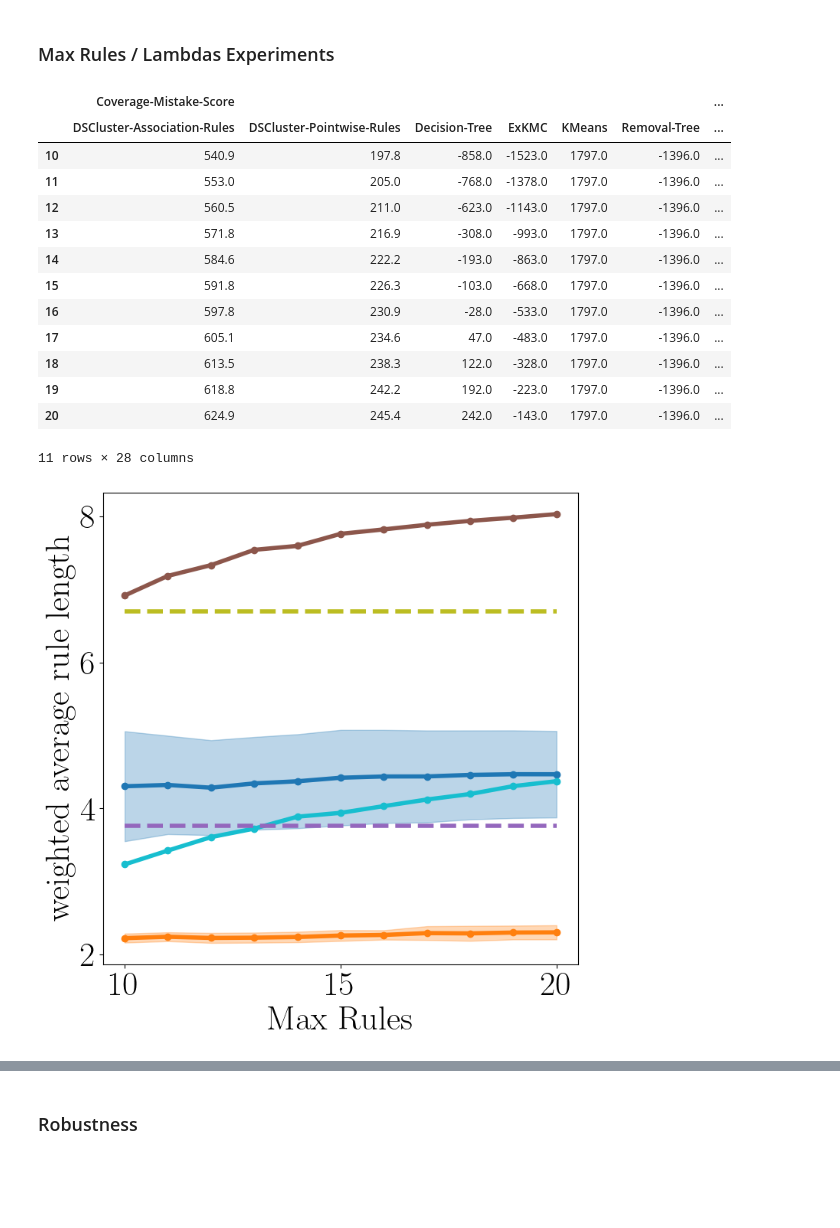
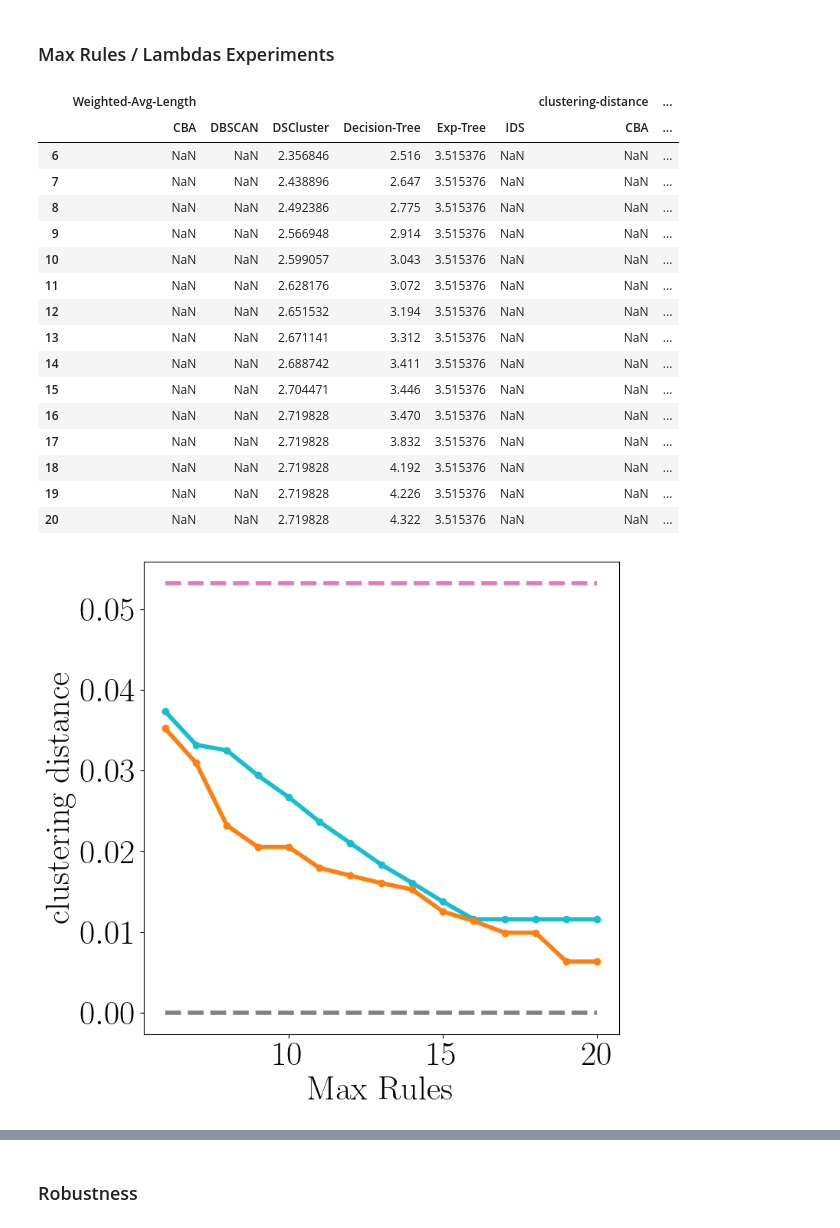
Before and after one commit to kevinqnb/interpretable-clustering, a Jupyter notebook: examples/experiments.ipynb, the cells around one changed output, grey strips where cells are left out. Saved outputs shown, nothing was run; the diff lists cells and outputs as text; code cells hidden in the pictures; blank space fills up the shorter version.

Commit message:
synthetic experiments

```diff
--- a/examples/experiments.ipynb
+++ b/examples/experiments.ipynb
@@ -43,15 +40,16 @@ cmap = ListedColormap(sns.color_palette("tab20", 20))
 color_dict = {
     'KMeans' : 'grey',
     'DBSCAN' : 'grey',
-    'Decision-Tree': cmap(18),
+    'Decision-Tree': cmap(2),
     'Removal-Tree': cmap(16),
     'Exp-Tree': cmap(12),
     'ExKMC': cmap(10),
     'Shallow-Tree': cmap(8),
     'CBA': cmap(6),
     'IDS': cmap(4),
-    'DSCluster-Association-Rules': cmap(2),
-    'DSCluster-Pointwise-Rules': cmap(0)
+    'DSCluster' : cmap(0),
+    #'DSCluster-Association-Rules': cmap(2),
+    #'DSCluster-Pointwise-Rules': cmap(0)
 }
 
 linestyle_dict = {
@@ -64,8 +62,9 @@ linestyle_dict = {
     'Shallow-Tree': 'dashed',
     'CBA': 'dashed',
     'IDS': 'dashed',
-    'DSCluster-Association-Rules': 'solid',
-    'DSCluster-Pointwise-Rules': 'solid'
+    'DSCluster' : 'solid',
+    #'DSCluster-Association-Rules': 'solid',
+    #'DSCluster-Pointwise-Rules': 'solid'
 }
 # %%
 cmap
@@ -79,13 +78,13 @@ are therefore plotted as a part of the `interpretable_measurements.py` and `expl
 files.
 # %%
 # Specify a dataset
-dataset = 'digits'
+dataset = 'aniso'
 
 # Specify an experiment
 experiment = 'max_rules'
 
 # Specify reference clustering
-ref = 'kmeans'
+ref = 'dbscan'
 # %% [markdown]
 ### Max Rules / Lambdas Experiments
 # %%
@@ -100,27 +99,29 @@ std_df = grouped.std().T
 # %%
 mean_df
 # %% [output]
-|  | Coverage-Mistake-Score |  |  |  |  |  | ... |
-|  | DSCluster-Association-Rules | DSCluster-Pointwise-Rules | Decision-Tree | ExKMC | KMeans | Removal-Tree | ... |
-| 10 | 540.9 | 197.8 | -858.0 | -1523.0 | 1797.0 | -1396.0 | ... |
-| 11 | 553.0 | 205.0 | -768.0 | -1378.0 | 1797.0 | -1396.0 | ... |
-| 12 | 560.5 | 211.0 | -623.0 | -1143.0 | 1797.0 | -1396.0 | ... |
-| 13 | 571.8 | 216.9 | -308.0 | -993.0 | 1797.0 | -1396.0 | ... |
-| 14 | 584.6 | 222.2 | -193.0 | -863.0 | 1797.0 | -1396.0 | ... |
-| 15 | 591.8 | 226.3 | -103.0 | -668.0 | 1797.0 | -1396.0 | ... |
-| 16 | 597.8 | 230.9 | -28.0 | -533.0 | 1797.0 | -1396.0 | ... |
-| 17 | 605.1 | 234.6 | 47.0 | -483.0 | 1797.0 | -1396.0 | ... |
-| 18 | 613.5 | 238.3 | 122.0 | -328.0 | 1797.0 | -1396.0 | ... |
-| 19 | 618.8 | 242.2 | 192.0 | -223.0 | 1797.0 | -1396.0 | ... |
-| 20 | 624.9 | 245.4 | 242.0 | -143.0 | 1797.0 | -1396.0 | ... |
+|  | Weighted-Avg-Length |  |  |  |  |  | clustering-distance | ... |
+|  | CBA | DBSCAN | DSCluster | Decision-Tree | Exp-Tree | IDS | CBA | ... |
+| 6 | NaN | NaN | 2.356846 | 2.516 | 3.515376 | NaN | NaN | ... |
+| 7 | NaN | NaN | 2.438896 | 2.647 | 3.515376 | NaN | NaN | ... |
+| 8 | NaN | NaN | 2.492386 | 2.775 | 3.515376 | NaN | NaN | ... |
+| 9 | NaN | NaN | 2.566948 | 2.914 | 3.515376 | NaN | NaN | ... |
+| 10 | NaN | NaN | 2.599057 | 3.043 | 3.515376 | NaN | NaN | ... |
+| 11 | NaN | NaN | 2.628176 | 3.072 | 3.515376 | NaN | NaN | ... |
+| 12 | NaN | NaN | 2.651532 | 3.194 | 3.515376 | NaN | NaN | ... |
+| 13 | NaN | NaN | 2.671141 | 3.312 | 3.515376 | NaN | NaN | ... |
+| 14 | NaN | NaN | 2.688742 | 3.411 | 3.515376 | NaN | NaN | ... |
+| 15 | NaN | NaN | 2.704471 | 3.446 | 3.515376 | NaN | NaN | ... |
+| 16 | NaN | NaN | 2.719828 | 3.470 | 3.515376 | NaN | NaN | ... |
+| 17 | NaN | NaN | 2.719828 | 3.832 | 3.515376 | NaN | NaN | ... |
+| 18 | NaN | NaN | 2.719828 | 4.192 | 3.515376 | NaN | NaN | ... |
+| 19 | NaN | NaN | 2.719828 | 4.226 | 3.515376 | NaN | NaN | ... |
+| 20 | NaN | NaN | 2.719828 | 4.322 | 3.515376 | NaN | NaN | ... |
-11 rows × 28 columns
 # %%
-#measurement = 'Coverage-Mistake-Score'
 #measurement = 'coverage-mistake-score'
-#measurement = 'Silhouette-Score'
 #measurement = 'silhouette-score'
 #measurement = 'Weighted-Avg-Length'
-measurement = 'weighted-average-rule-length'
+#measurement = 'weighted-average-rule-length'
+measurement = "clustering-distance"
 xaxis = True
 yaxis = True
 
@@ -147,38 +148,38 @@ for method in measurement_mean_df.columns:
     else:
         ax.plot(
             measurement_mean_df.index,
             measurement_mean_df[method],
             color = color_dict[method],
             label = method,
             linewidth = 4,
             marker='o',
             markersize = 6,
             alpha = 1
         )
         ax.fill_between(
             measurement_mean_df.index,
             measurement_mean_df[method] - measurement_std_df[method],
             measurement_mean_df[method] + measurement_std_df[method],
             color= color_dict[method],
             alpha=0.3
         )
 
 
 if not xaxis:
     plt.xticks([])
 if not yaxis:
     plt.yticks([])
 
 plt.xlabel('Max Rules')
 plt.ylabel(measurement.replace("-", " "))
 
-plt.savefig(
-    "../figures/" + dataset + "/" + experiment + "/" + ref + "/" + measurement.replace(" ", "_") + ".png",
-    bbox_inches='tight'
-)
+#plt.savefig(
+#    "../figures/" + dataset + "/" + experiment + "/" + ref + "/" + measurement.replace(" ", "_") + ".png",
+#    bbox_inches='tight'
+#)
 plt.show()
 # %% [output]
-[figure, old version]
+[figure, new version]
 # %%
 # Legend:
 fig, ax = plt.subplots(figsize = (6,1))
```
Also changed, not shown: parts of 6 cells of this notebook, 10 other files.
